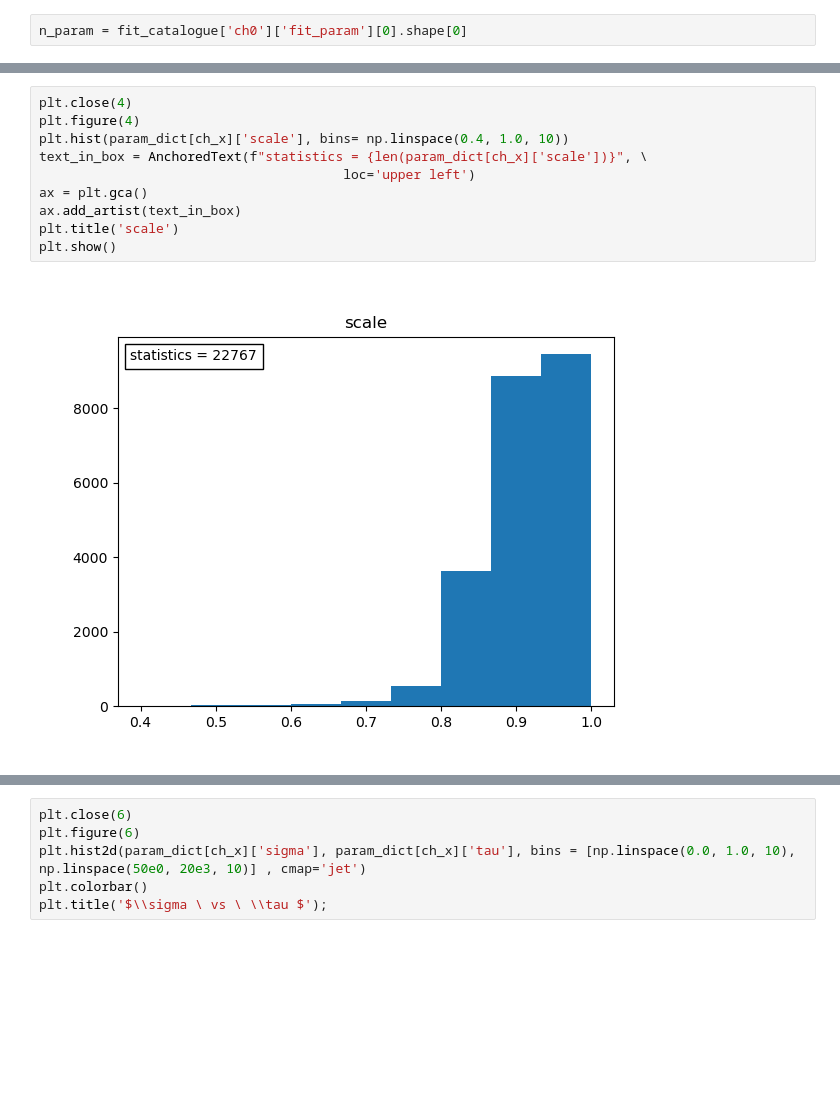
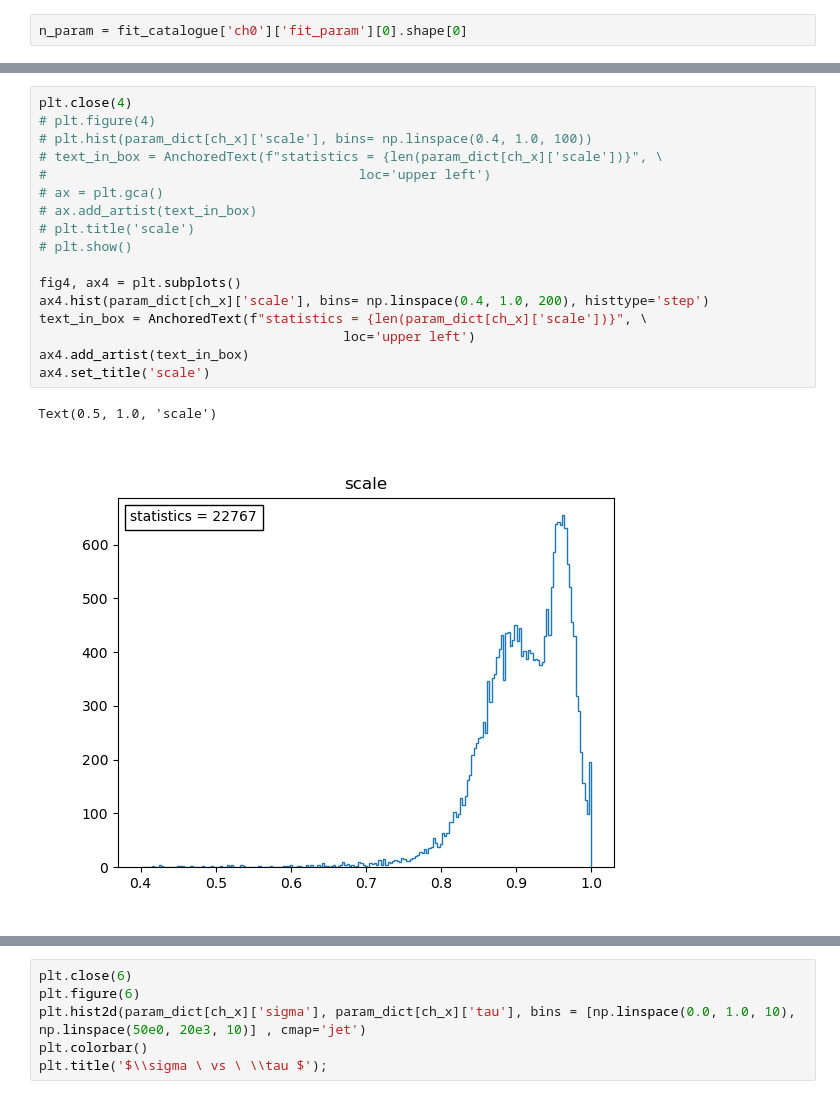
Before and after one commit to sarthchoudhary/ArGSet, a Jupyter notebook: notebooks/histogram_wf_param.ipynb, the cells around one changed output, grey strips where cells are left out. Saved outputs shown, nothing was run; the diff lists cells and outputs as text; blank space fills up the shorter version.

```diff
--- a/notebooks/histogram_wf_param.ipynb
+++ b/notebooks/histogram_wf_param.ipynb
@@ -198,15 +280,23 @@ plt.show()
 # %%
 plt.close(4)
-plt.figure(4)
-plt.hist(param_dict[ch_x]['scale'], bins= np.linspace(0.4, 1.0, 10))
+# plt.figure(4)
+# plt.hist(param_dict[ch_x]['scale'], bins= np.linspace(0.4, 1.0, 100))
+# text_in_box = AnchoredText(f"statistics = {len(param_dict[ch_x]['scale'])}", \
+#                                        loc='upper left')
+# ax = plt.gca()
+# ax.add_artist(text_in_box)
+# plt.title('scale')
+# plt.show()
+
+fig4, ax4 = plt.subplots()
+ax4.hist(param_dict[ch_x]['scale'], bins= np.linspace(0.4, 1.0, 200), histtype='step')
 text_in_box = AnchoredText(f"statistics = {len(param_dict[ch_x]['scale'])}", \
                                        loc='upper left')
-ax = plt.gca()
-ax.add_artist(text_in_box)
-plt.title('scale')
-plt.show()
+ax4.add_artist(text_in_box)
+ax4.set_title('scale')
 # %% [output]
+Text(0.5, 1.0, 'scale')
-[figure, old version]
+[figure, new version]
 # %%
 plt.close(5)
 plt.figure(5)
```
Also changed, not shown: parts of 79 cells of this notebook.
